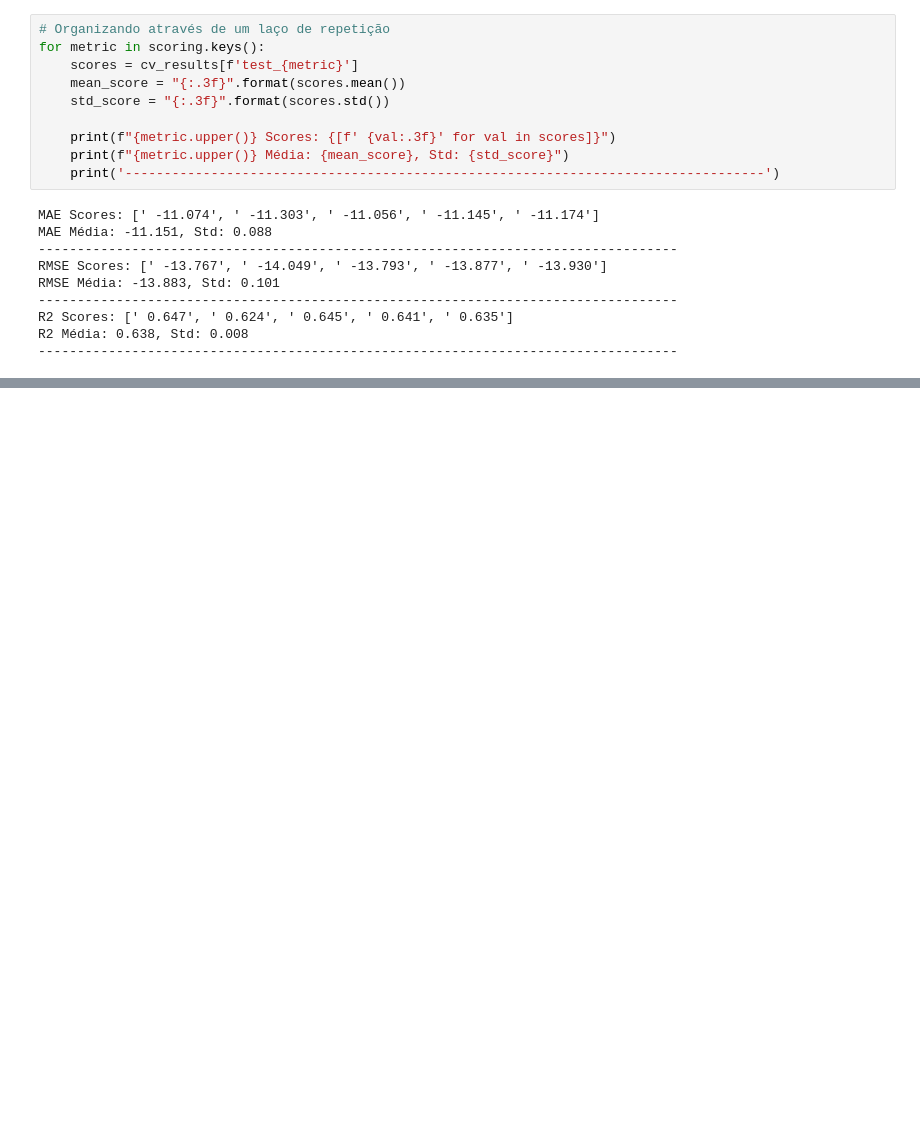
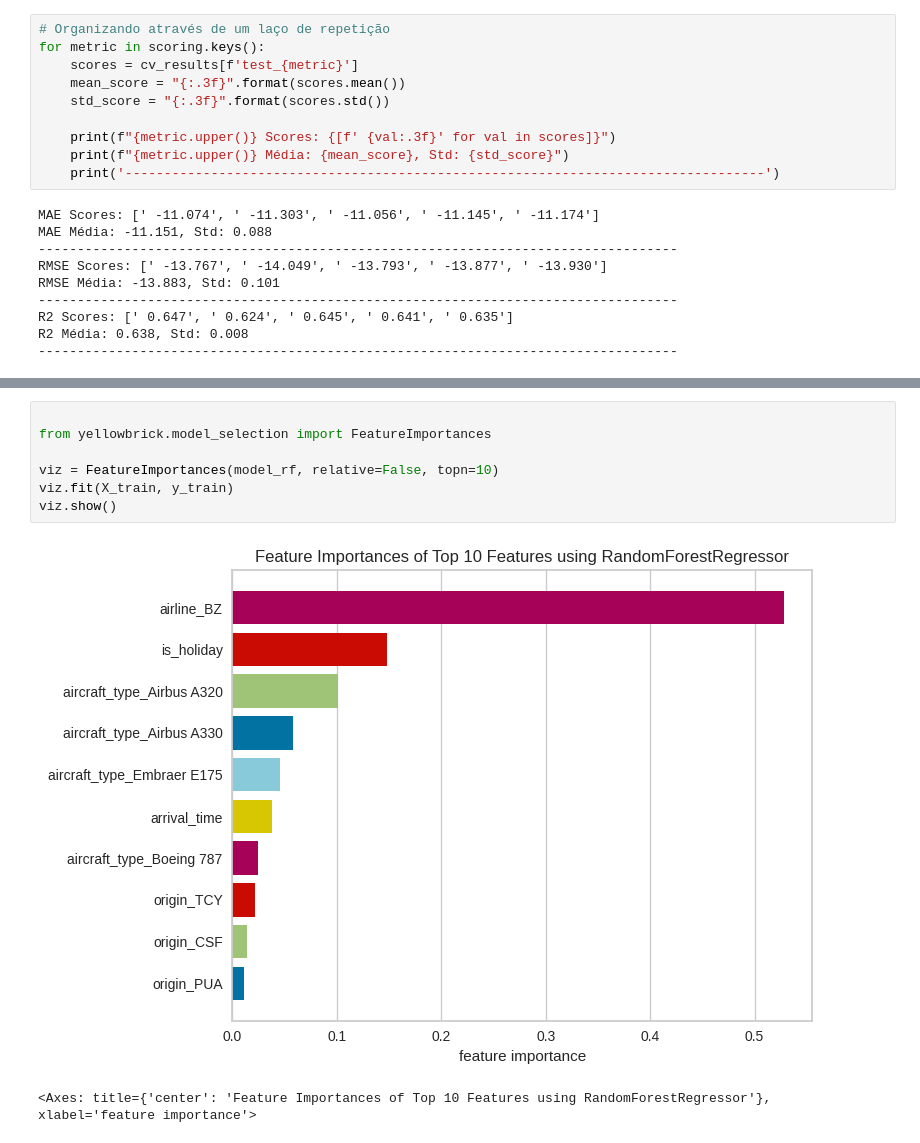
Before and after one commit to nina-rebello/flight-delay-prediction-model, a Jupyter notebook: modelo_atraso_voo.ipynb, the cells around one changed output, grey strips where cells are left out. Cells and saved outputs as stored; diff of their text form; blank space fills up the shorter version.

Commit message:
resource selection

```diff
--- a/modelo_atraso_voo.ipynb
+++ b/modelo_atraso_voo.ipynb
@@ -613,0 +624,10 @@ R2 Média: 0.638, Std: 0.008
+# %%
+
+from yellowbrick.model_selection import FeatureImportances
+
+viz = FeatureImportances(model_rf, relative=False, topn=10)
+viz.fit(X_train, y_train)
+viz.show()
+# %% [output]
+[figure, added]
+<Axes: title={'center': 'Feature Importances of Top 10 Features using RandomForestRegressor'}, xlabel='feature importance'>
```
Also changed, not shown: parts of 8 cells of this notebook.
